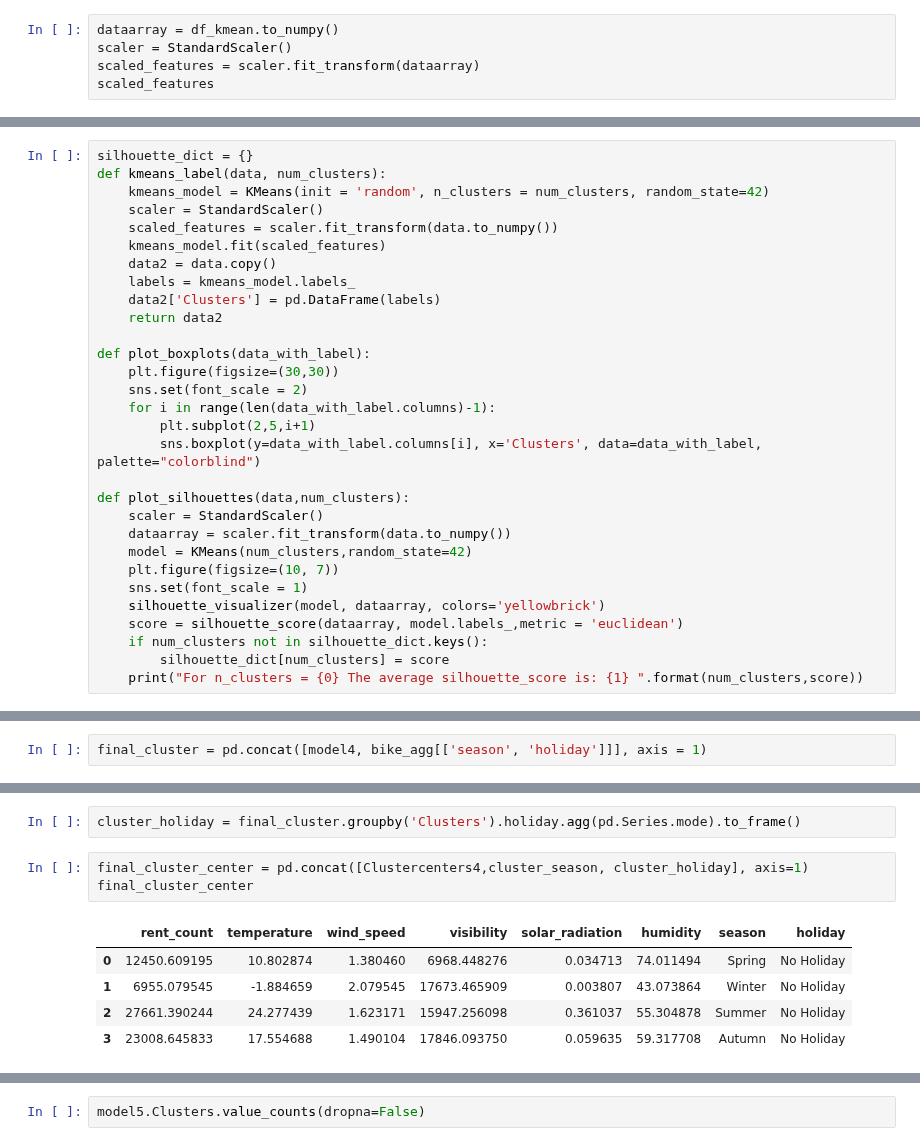
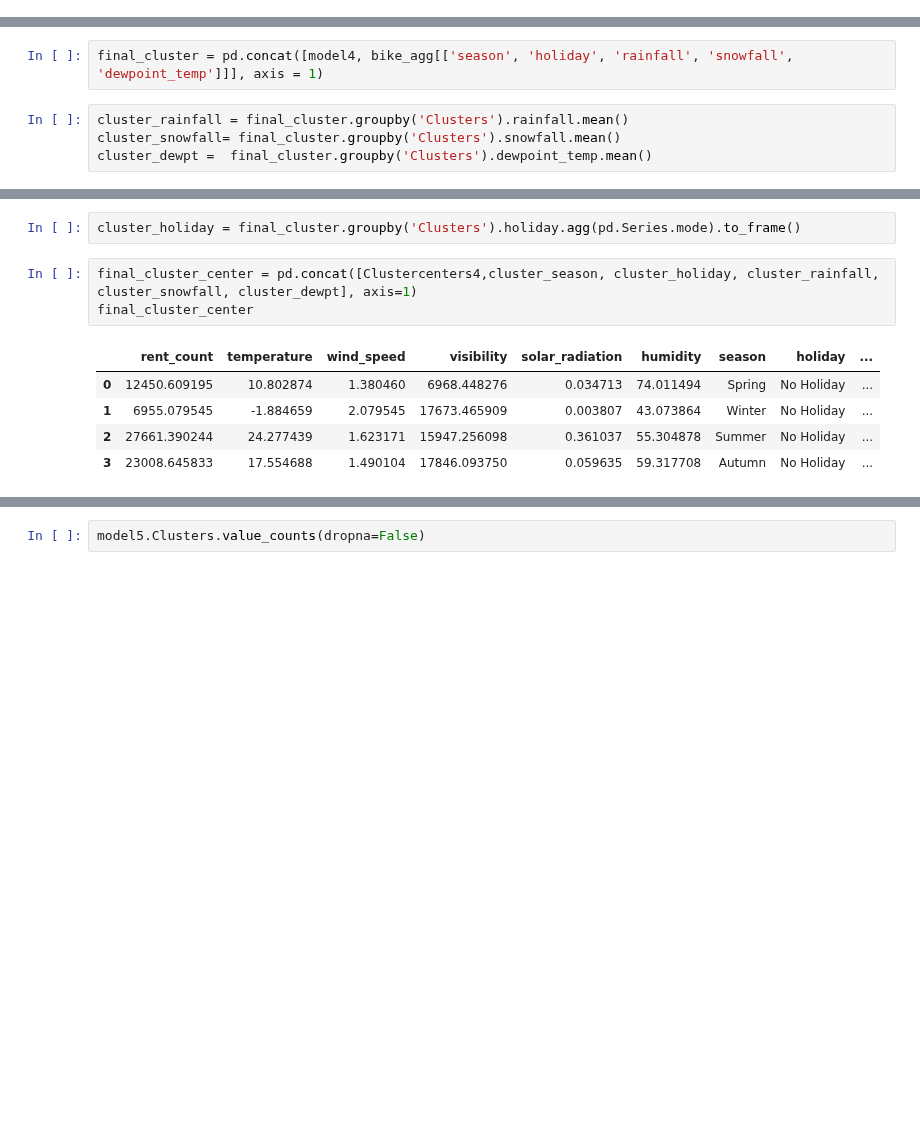
Before and after one commit to Jiian/seoulbike, a Jupyter notebook: clustering_analysis/clustering_analysis.ipynb, the cells around one changed output, grey strips where cells are left out. Cells and saved outputs as stored; diff of their text form; blank space fills up the shorter version.

```diff
--- a/clustering_analysis/clustering_analysis.ipynb
+++ b/clustering_analysis/clustering_analysis.ipynb
@@ -66,5 +18,0 @@ df_kmean.describe()
-# %%
-dataarray = df_kmean.to_numpy()
-scaler = StandardScaler()
-scaled_features = scaler.fit_transform(dataarray)
-scaled_features
@@ -747,33 +151,3 @@ plt.show()
-# %%
-silhouette_dict = {}
-def kmeans_label(data, num_clusters):
-    kmeans_model = KMeans(init = 'random', n_clusters = num_clusters, random_state=42)
-    scaler = StandardScaler()
-    scaled_features = scaler.fit_transform(data.to_numpy())
-    kmeans_model.fit(scaled_features)
-    data2 = data.copy()
-    labels = kmeans_model.labels_
-    data2['Clusters'] = pd.DataFrame(labels)
-    return data2
-
-def plot_boxplots(data_with_label):
-    plt.figure(figsize=(30,30))
-    sns.set(font_scale = 2)
-    for i in range(len(data_with_label.columns)-1):
-        plt.subplot(2,5,i+1)
-        sns.boxplot(y=data_with_label.columns[i], x='Clusters', data=data_with_label, palette="colorblind")
-
-def plot_silhouettes(data,num_clusters):
-    scaler = StandardScaler()
-    dataarray = scaler.fit_transform(data.to_numpy())
-    model = KMeans(num_clusters,random_state=42)
-    plt.figure(figsize=(10, 7))
-    sns.set(font_scale = 1)
-    silhouette_visualizer(model, dataarray, colors='yellowbrick')
-    score = silhouette_score(dataarray, model.labels_,metric = 'euclidean')
-    if num_clusters not in silhouette_dict.keys():
-        silhouette_dict[num_clusters] = score
-    print("For n_clusters = {0} The average silhouette_score is: {1} ".format(num_clusters,score))
 # %% [markdown]
 ### Kmeans with 4 clusters
 # %%
@@ -832,17 +198,21 @@ Clustercenters4
 | 2 | 27661.390244 | 24.277439 | 1.623171 | 15947.256098 | 0.361037 | 55.304878 |
 | 3 | 23008.645833 | 17.554688 | 1.490104 | 17846.093750 | 0.059635 | 59.317708 |
 # %%
-final_cluster = pd.concat([model4, bike_agg[['season', 'holiday']]], axis = 1)
+final_cluster = pd.concat([model4, bike_agg[['season', 'holiday', 'rainfall', 'snowfall', 'dewpoint_temp']]], axis = 1)
+# %%
+cluster_rainfall = final_cluster.groupby('Clusters').rainfall.mean()
+cluster_snowfall= final_cluster.groupby('Clusters').snowfall.mean()
+cluster_dewpt =  final_cluster.groupby('Clusters').dewpoint_temp.mean()
 # %%
 cluster_season = final_cluster.groupby('Clusters').season.agg(pd.Series.mode).to_frame()
 # %%
 cluster_holiday = final_cluster.groupby('Clusters').holiday.agg(pd.Series.mode).to_frame()
 # %%
-final_cluster_center = pd.concat([Clustercenters4,cluster_season, cluster_holiday], axis=1)
+final_cluster_center = pd.concat([Clustercenters4,cluster_season, cluster_holiday, cluster_rainfall, cluster_snowfall, cluster_dewpt], axis=1)
 final_cluster_center
 # %% [output]
-|  | rent_count | temperature | wind_speed | visibility | solar_radiation | humidity | season | holiday |
-| 0 | 12450.609195 | 10.802874 | 1.380460 | 6968.448276 | 0.034713 | 74.011494 | Spring | No Holiday |
-| 1 | 6955.079545 | -1.884659 | 2.079545 | 17673.465909 | 0.003807 | 43.073864 | Winter | No Holiday |
-| 2 | 27661.390244 | 24.277439 | 1.623171 | 15947.256098 | 0.361037 | 55.304878 | Summer | No Holiday |
-| 3 | 23008.645833 | 17.554688 | 1.490104 | 17846.093750 | 0.059635 | 59.317708 | Autumn | No Holiday |
+|  | rent_count | temperature | wind_speed | visibility | solar_radiation | humidity | season | holiday | ... |
+| 0 | 12450.609195 | 10.802874 | 1.380460 | 6968.448276 | 0.034713 | 74.011494 | Spring | No Holiday | ... |
+| 1 | 6955.079545 | -1.884659 | 2.079545 | 17673.465909 | 0.003807 | 43.073864 | Winter | No Holiday | ... |
+| 2 | 27661.390244 | 24.277439 | 1.623171 | 15947.256098 | 0.361037 | 55.304878 | Summer | No Holiday | ... |
+| 3 | 23008.645833 | 17.554688 | 1.490104 | 17846.093750 | 0.059635 | 59.317708 | Autumn | No Holiday | ... |
```
Also changed, not shown: parts of 124 cells of this notebook.
